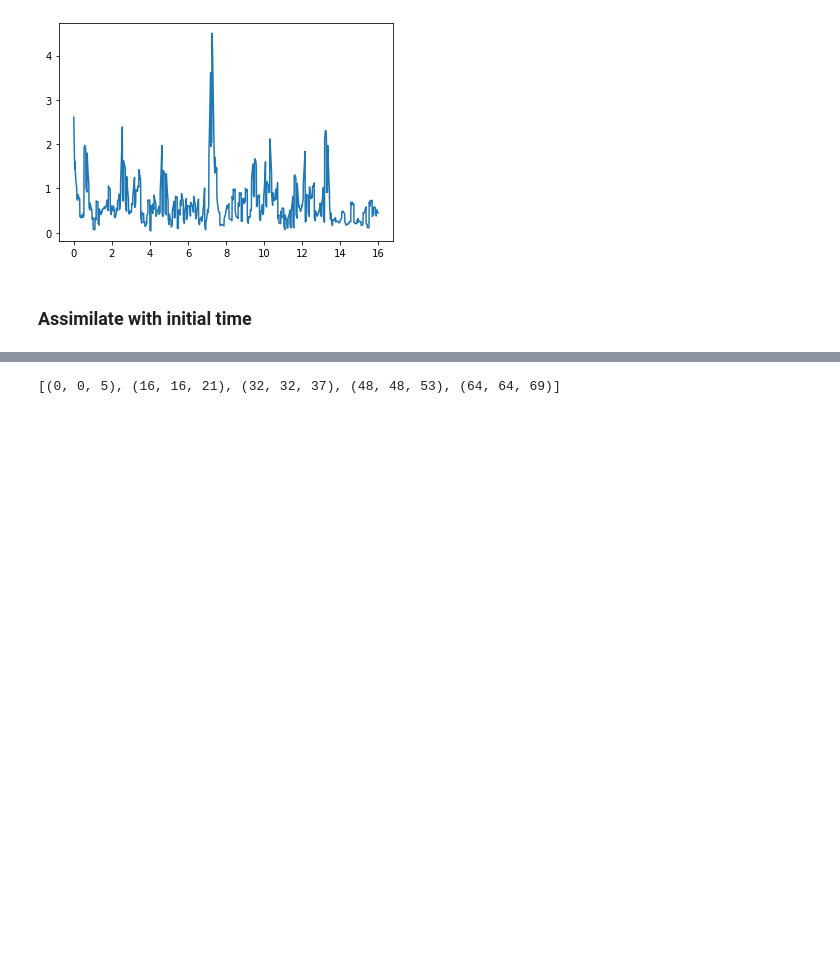
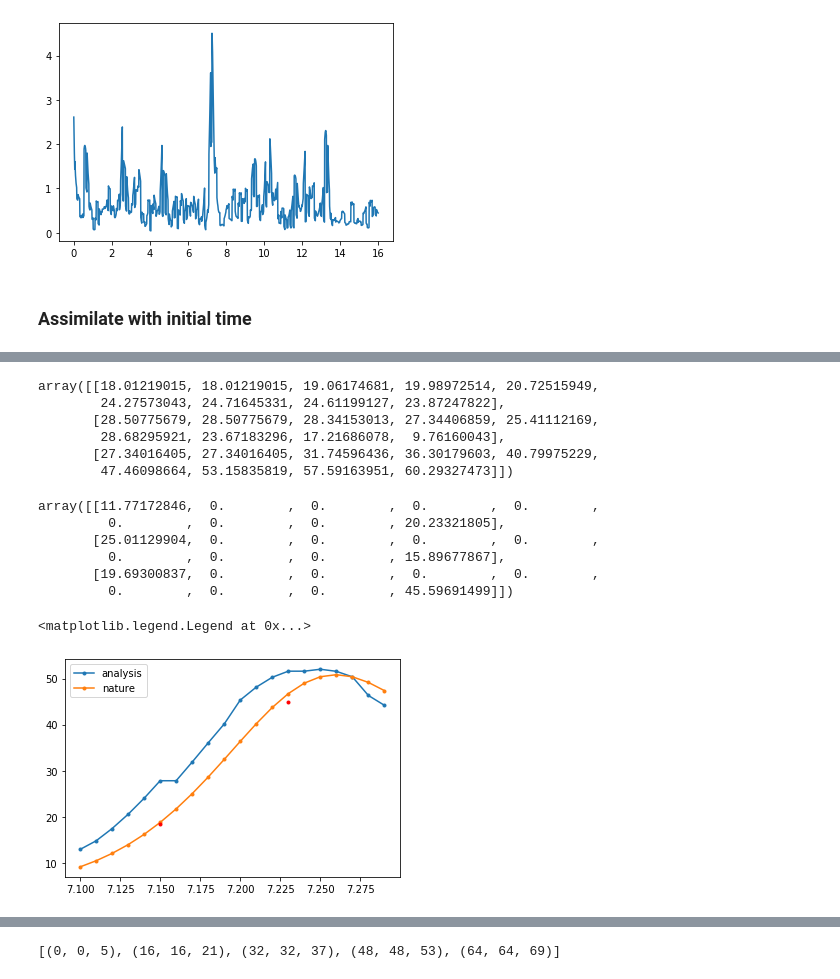
Before and after one commit to micky85lu/Data-Assimilation-Project, a Jupyter notebook: Untitled Folder/4DVar_modified.ipynb, the cells around one changed output, grey strips where cells are left out. Cells and saved outputs as stored; diff of their text form; code cells hidden in the pictures; blank space fills up the shorter version.

```diff
--- a/Untitled Folder/4DVar_modified.ipynb
+++ b/Untitled Folder/4DVar_modified.ipynb
@@ -411,0 +414,29 @@ rmse.mean()
+# %%
+fdv.analysis[:,715:724]
+# %% [output]
+array([[18.01219015, 18.01219015, 19.06174681, 19.98972514, 20.72515949,
+        24.27573043, 24.71645331, 24.61199127, 23.87247822],
+       [28.50775679, 28.50775679, 28.34153013, 27.34406859, 25.41112169,
+        28.68295921, 23.67183296, 17.21686078,  9.76160043],
+       [27.34016405, 27.34016405, 31.74596436, 36.30179603, 40.79975229,
+        47.46098664, 53.15835819, 57.59163951, 60.29327473]])
+# %%
+o[:,715:724]
+# %% [output]
+array([[11.77172846,  0.        ,  0.        ,  0.        ,  0.        ,
+         0.        ,  0.        ,  0.        , 20.23321805],
+       [25.01129904,  0.        ,  0.        ,  0.        ,  0.        ,
+         0.        ,  0.        ,  0.        , 15.89677867],
+       [19.69300837,  0.        ,  0.        ,  0.        ,  0.        ,
+         0.        ,  0.        ,  0.        , 45.59691499]])
+# %%
+plt.plot(ts[710:730], fdv.analysis[2,710:730], '.-', label='analysis')
+plt.plot(ts[710:730], X_nature[2,710:730], '.-', label='nature')
+
+idx = np.all(o != 0, axis=0)
+plt.plot(ts[710:730][idx[710:730]], o[2,710:730][idx[710:730]], 'r.')
+
+plt.legend()
+# %% [output]
+<matplotlib.legend.Legend at 0x...>
+[figure, added]
```
Also changed, not shown: parts of 7 cells of this notebook.
